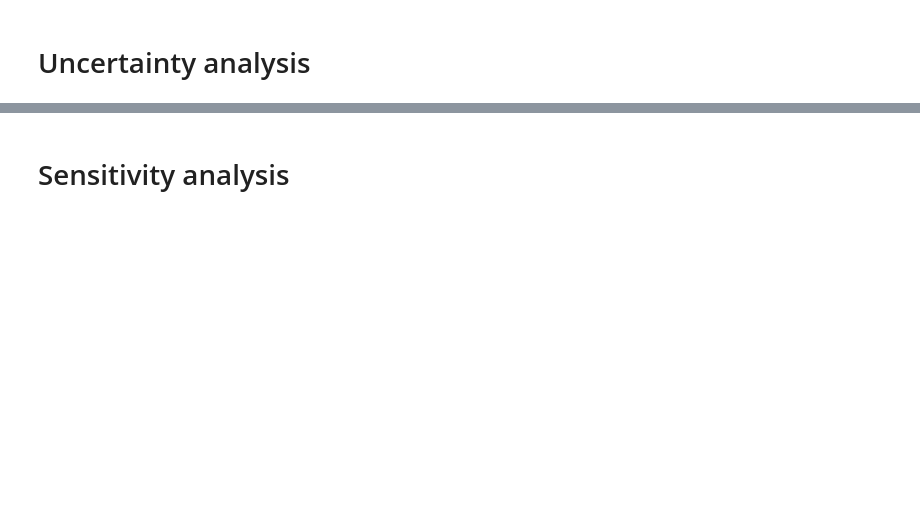
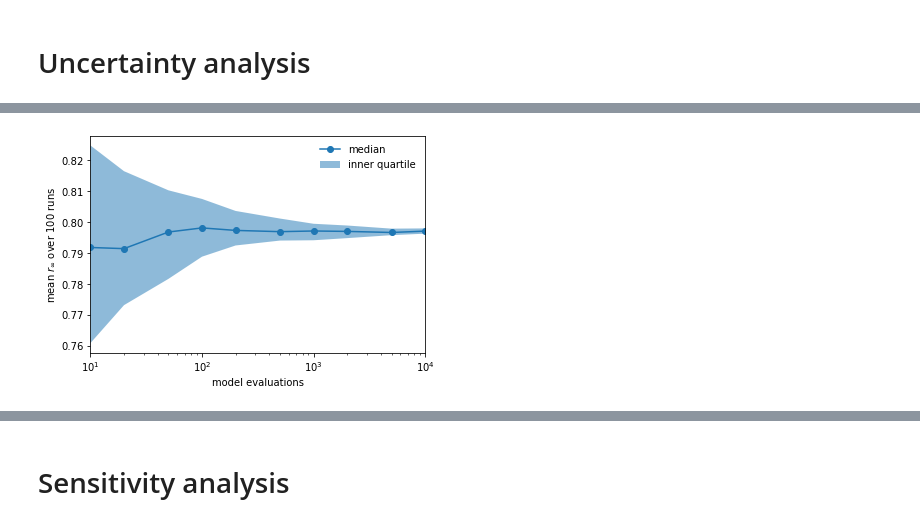
Before and after one commit to janmedlock/sensitivity_analysis, a Jupyter notebook: final_size.ipynb, the cells around one changed output, grey strips where cells are left out. Saved outputs shown, nothing was run; the diff lists cells and outputs as text; code cells hidden in the pictures; blank space fills up the shorter version.

```diff
--- a/final_size.ipynb
+++ b/final_size.ipynb
@@ -77,0 +132,13 @@ _ = pyplot.legend()
+# %%
+def plot_median_and_quartiles(df):
+    ax = df.median().plot(label='median', marker='o', logx=True)
+    ax.fill_between(df.columns, df.quantile(0.25), df.quantile(0.75),
+                    label='inner quartile', alpha=0.5)
+    ax.legend()
+    return ax
+
+
+ax = plot_median_and_quartiles(means)
+_ = ax.set_ylabel(f'mean $r_{{\infty}}$ over {n_runs} runs')
+# %% [output]
+[figure, added]
```
Also changed, not shown: parts of 20 cells of this notebook.
